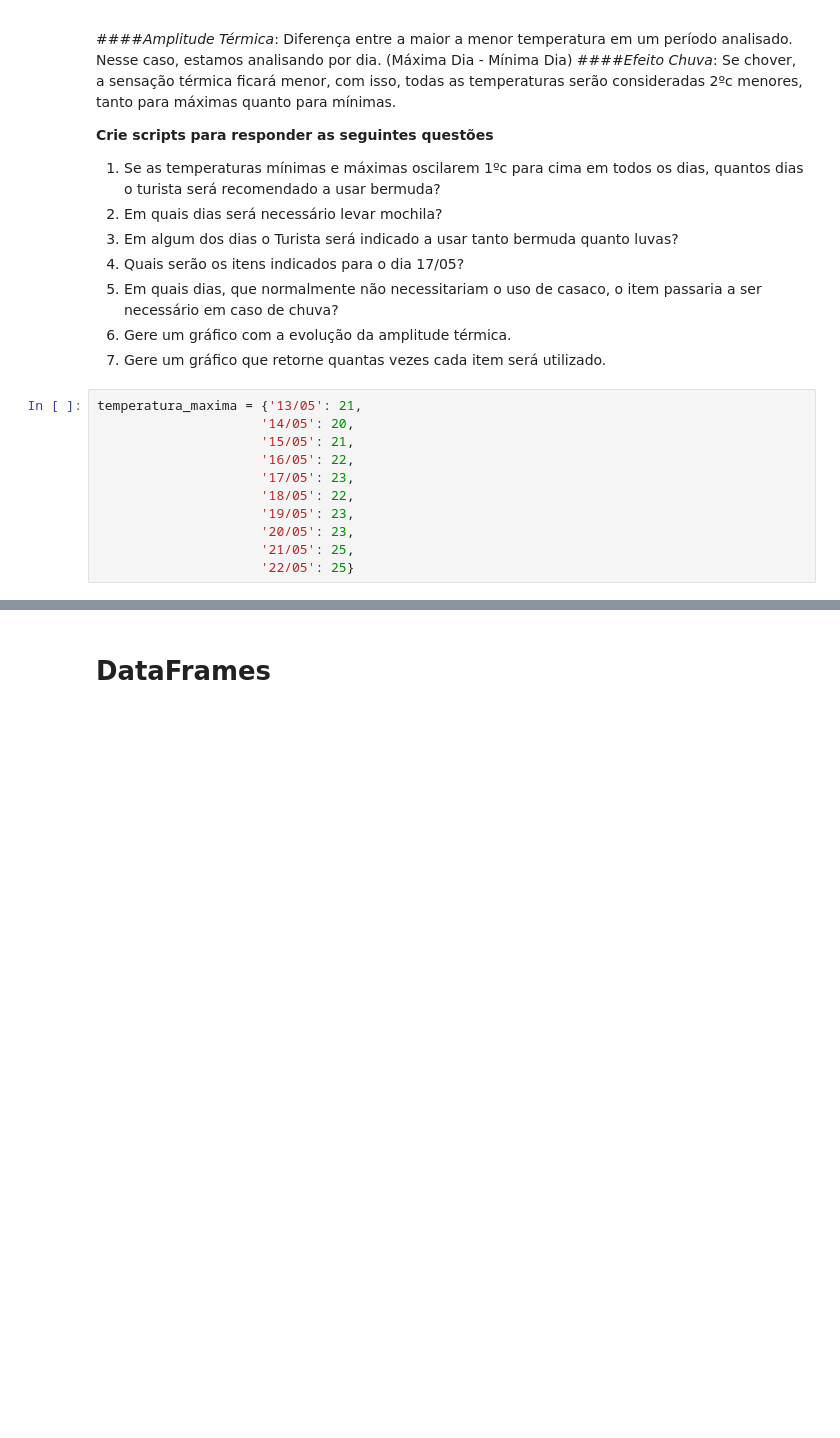
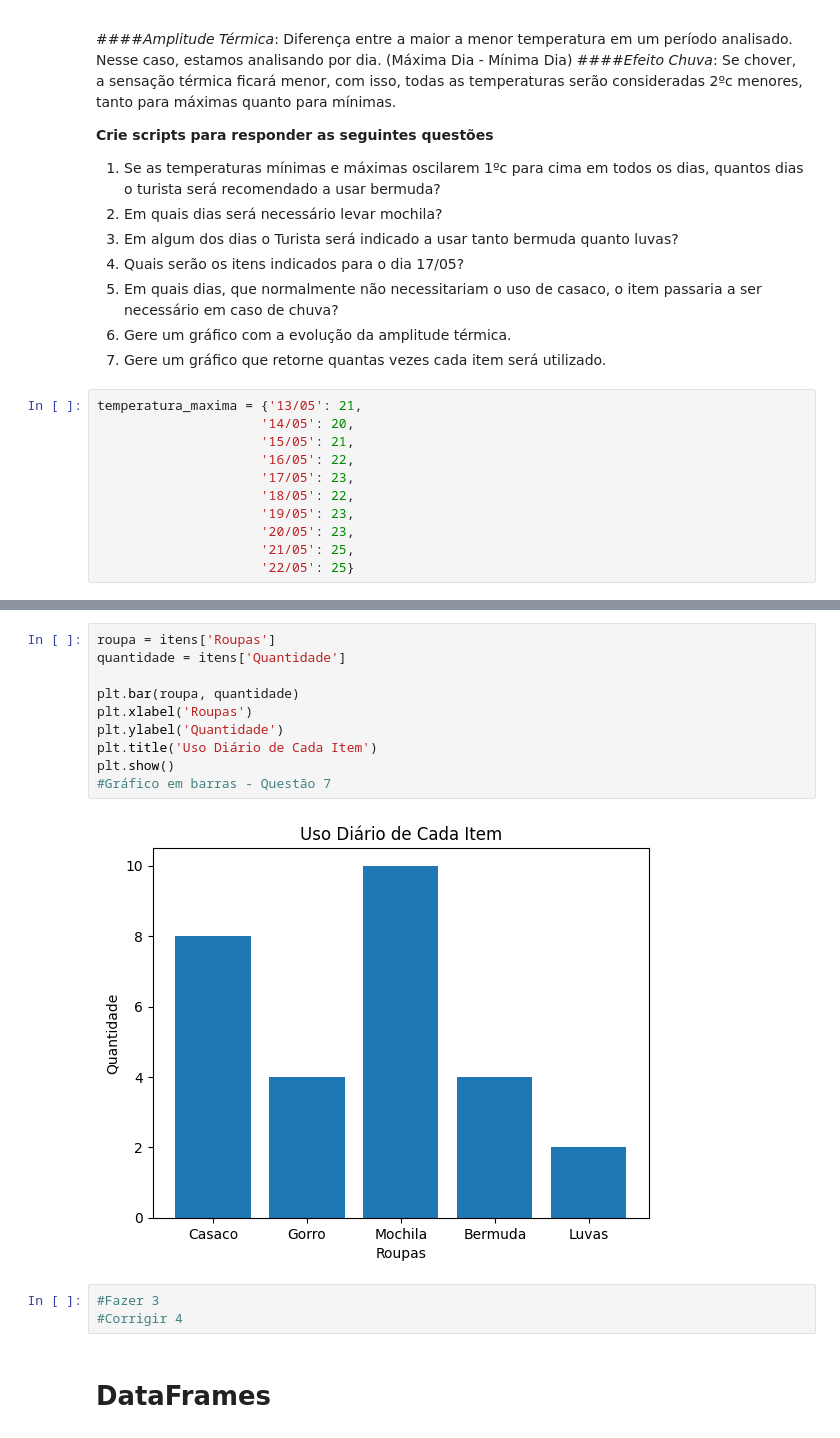
Before and after one commit to ResidenciaSerratecDados/AnaliseDadosPython, a Jupyter notebook: Tempo/Pandas_Series_Dataframes.ipynb, the cells around one changed output, grey strips where cells are left out. Cells and saved outputs as stored; diff of their text form; blank space fills up the shorter version.

```diff
--- a/Tempo/Pandas_Series_Dataframes.ipynb
+++ b/Tempo/Pandas_Series_Dataframes.ipynb
@@ -316,3 +471,18 @@ temperatura_maxima = {'13/05': 21,
+# %%
+roupa = itens['Roupas']
+quantidade = itens['Quantidade']
+
+plt.bar(roupa, quantidade)
+plt.xlabel('Roupas')
+plt.ylabel('Quantidade')
+plt.title('Uso Diário de Cada Item')
+plt.show()
+#Gráfico em barras - Questão 7
+# %% [output]
+[figure, added]
+# %%
+#Fazer 3
+#Corrigir 4
 # %% [markdown]
 # DataFrames
 # %% [markdown]
```
Also changed, not shown: parts of 42 cells of this notebook, 3 other files.
